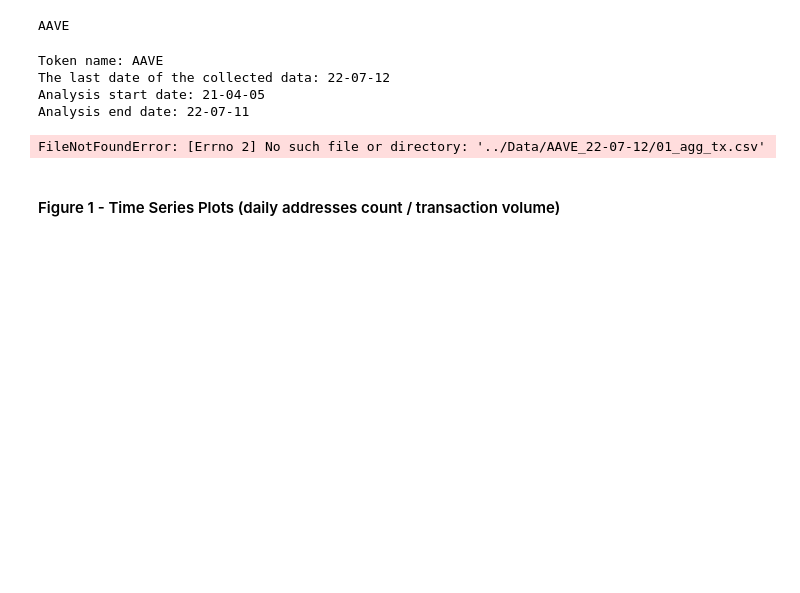
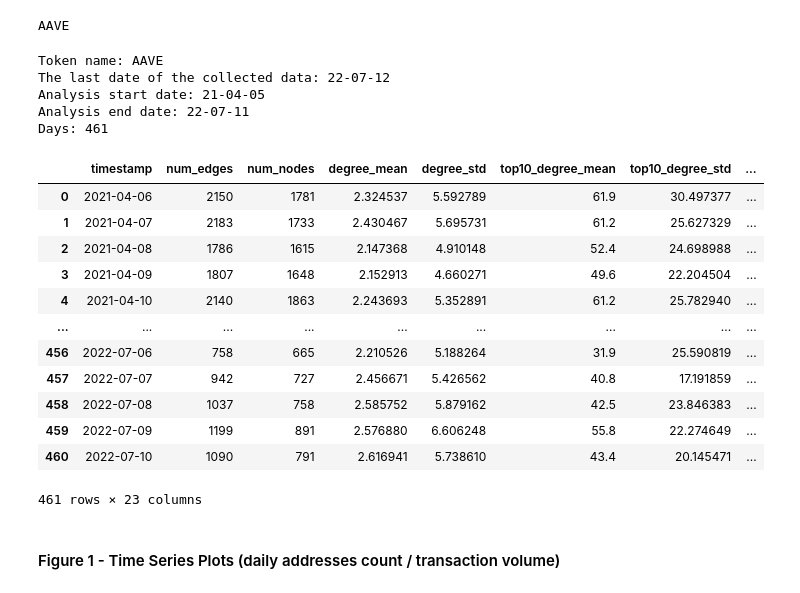
Before and after one commit to SciEcon/Blockchain-Network-Analysis, a Jupyter notebook: Main/main.ipynb, the cells around one changed output. Drawn from its saved outputs; the diff is of its cells as text; code cells hidden in the pictures; blank space fills up the shorter version.

```diff
--- a/Main/main.ipynb
+++ b/Main/main.ipynb
@@ -401,6 +412,8 @@ def read_data(token_name, data_date, start_date, end_date):
     network_fea = filter_date(network_fea, start_date=start_date, end_date=end_date)
     network_fea.rename(columns={'significance': 'cp_pvalue'}, inplace=True)
     print('Days: {}'.format(len(network_fea)))
+    network_fea.reset_index(inplace=True)
+    network_fea.drop(columns=['index'], inplace=True)
 
     # Addresses that have been the core nodes
     core_address = pd.read_csv(f'{DATA_DIR}/03_core_address.csv')
@@ -409,16 +422,32 @@ def read_data(token_name, data_date, start_date, end_date):
     network_fea['value_sum'] = agg_tx.groupby('timestamp').apply(sum_value).reset_index().drop(columns=['level_1'])['value_sum']
     network_fea['day'] = network_fea.index
 
-    return network_fea, core_address
+    return network_fea, core_address, raw_tx
 
 
-network_fea, core_address = read_data(token_name, data_date, start_date, end_date)
+network_fea, core_address, raw_tx = read_data(token_name, data_date, start_date, end_date)
 # %% [output]
 Token name: AAVE
 The last date of the collected data: 22-07-12
 Analysis start date: 21-04-05
 Analysis end date: 22-07-11
+Days: 461
-FileNotFoundError: [Errno 2] No such file or directory: '../Data/AAVE_22-07-12/01_agg_tx.csv'
+# %%
+network_fea
+# %% [output]
+|  | timestamp | num_edges | num_nodes | degree_mean | degree_std | top10_degree_mean | top10_degree_std | ... |
+| 0 | 2021-04-06 | 2150 | 1781 | 2.324537 | 5.592789 | 61.9 | 30.497377 | ... |
+| 1 | 2021-04-07 | 2183 | 1733 | 2.430467 | 5.695731 | 61.2 | 25.627329 | ... |
+| 2 | 2021-04-08 | 1786 | 1615 | 2.147368 | 4.910148 | 52.4 | 24.698988 | ... |
+| 3 | 2021-04-09 | 1807 | 1648 | 2.152913 | 4.660271 | 49.6 | 22.204504 | ... |
+| 4 | 2021-04-10 | 2140 | 1863 | 2.243693 | 5.352891 | 61.2 | 25.782940 | ... |
+| ... | ... | ... | ... | ... | ... | ... | ... | ... |
+| 456 | 2022-07-06 | 758 | 665 | 2.210526 | 5.188264 | 31.9 | 25.590819 | ... |
+| 457 | 2022-07-07 | 942 | 727 | 2.456671 | 5.426562 | 40.8 | 17.191859 | ... |
+| 458 | 2022-07-08 | 1037 | 758 | 2.585752 | 5.879162 | 42.5 | 23.846383 | ... |
+| 459 | 2022-07-09 | 1199 | 891 | 2.576880 | 6.606248 | 55.8 | 22.274649 | ... |
+| 460 | 2022-07-10 | 1090 | 791 | 2.616941 | 5.738610 | 43.4 | 20.145471 | ... |
+461 rows × 23 columns
 # %% [markdown]
 #### Figure 1 - Time Series Plots (daily addresses count / transaction volume)
 # %%
```
Also changed, not shown: parts of 11 cells of this notebook, 15 other files.
